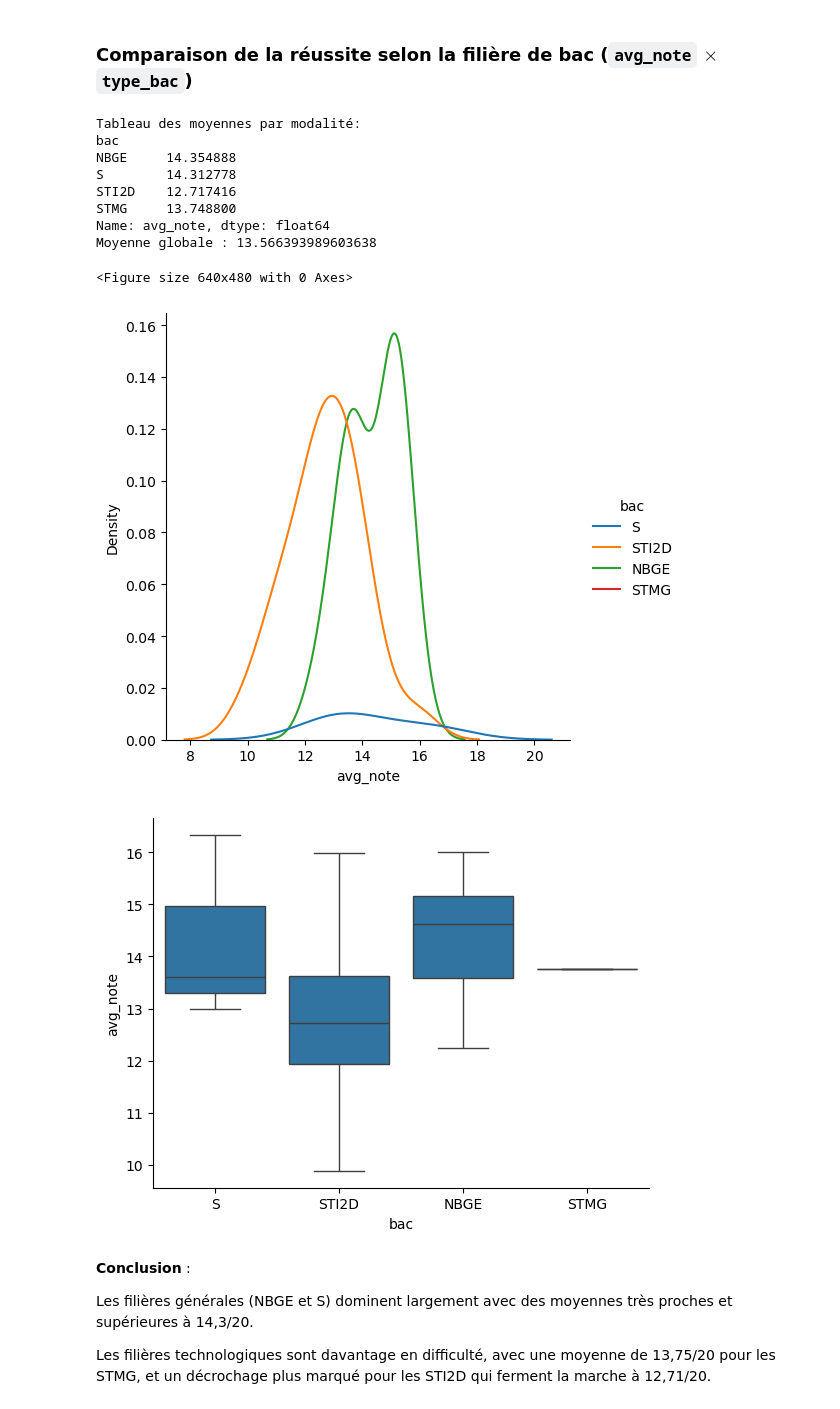
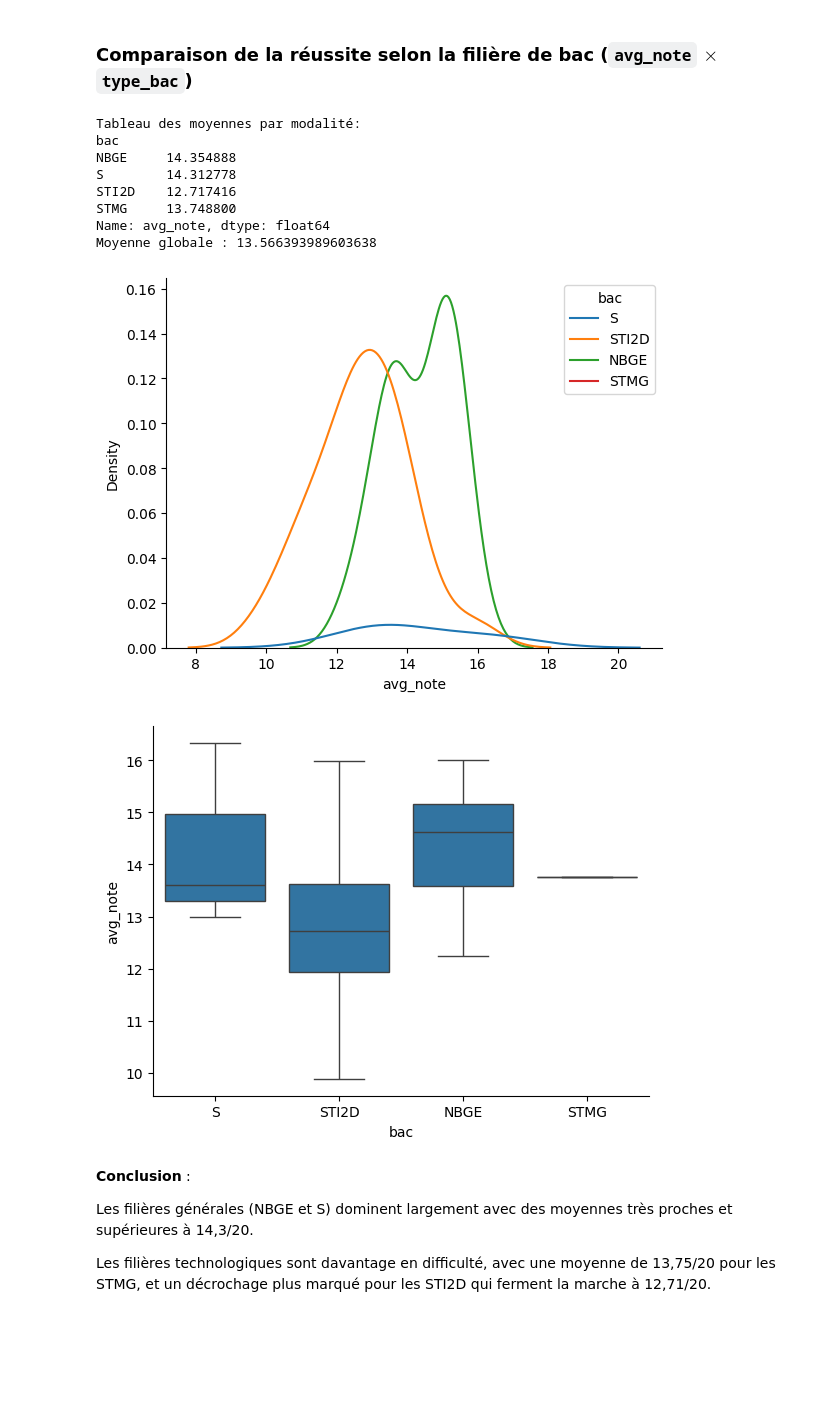
Before and after one commit to SAEIUTBUT1/SAE2.4-Maths, a Jupyter notebook: analyse.ipynb, the cells around one changed output. Drawn from its saved outputs; the diff is of its cells as text; code cells hidden in the pictures; blank space fills up the shorter version.

```diff
--- a/analyse.ipynb
+++ b/analyse.ipynb
@@ -376,13 +238,6 @@ def analyse_qualitative_nominale(serie: pd.Series) -> None:
 
 def analyse_qualitative_ordinale(serie: pd.Series, ordre: List[str]) -> None:
     print(f'Mode: {serie.mode().iloc[0]}')
-
-    serie_ordonnee = pd.Categorical(serie.dropna(), categories=ordre, ordered=True)
-    serie_triee = pd.Series(serie_ordonnee).sort_values()
-    mediane_idx = len(serie_triee) // 2
-
-    if len(serie_triee) > 0:
-        print(f'Médiane ordinale: {serie_triee.iloc[mediane_idx]}')
 
     print("Tableau de distribution (effectifs):")
     print(serie.value_counts().reindex(ordre))
@@ -490,9 +345,9 @@ def analyse_bivariee_quant_qual(df: pd.DataFrame, col_quant: str, col_qual: str,
     print(f"Moyenne globale : {moyenne_globale}")
 
     if type_quant == 'continue':
-        pd.crosstab(pd.cut(df[col_quant], bins=range(0,100,5)), df[col_qual], margins = True, margins_name = "Total")
+        pd.crosstab(pd.cut(df[col_quant], bins), df[col_qual], margins = True, margins_name = "Total")
         plt.figure()
-        sns.displot(data=df, x=col_quant, hue=col_qual, kind='kde')
+        sns.kdeplot(data=df, x=col_quant, hue=col_qual, clip=(0, None))
         sns.despine()
         plt.show()
     elif type_quant == 'discrete':
@@ -1226,18 +1076,17 @@ Cette concentration montre un nombre élevé d'heures de cours assurées par ces
 # %% [markdown]
 ### Comparaison de la réussite selon la filière de bac (`avg_note` $\times$ `type_bac`)
 # %%
-analyse_bivariee_quant_qual(df_resultats, 'avg_note', 'bac')
+analyse_bivariee_quant_qual(df_resultats, 'avg_note', 'bac', bins=range(2, 21, 2))
 # %% [output]
 Tableau des moyennes par modalité:
 bac
 NBGE     14.354888
 S        14.312778
 STI2D    12.717416
 STMG     13.748800
 Name: avg_note, dtype: float64
 Moyenne globale : 13.566393989603638
-<Figure size 640x480 with 0 Axes>
-[figure, old version]
+[figure, new version]
 [figure]
 # %% [markdown]
 **Conclusion** :
```
Also changed, not shown: parts of 34 cells of this notebook.
